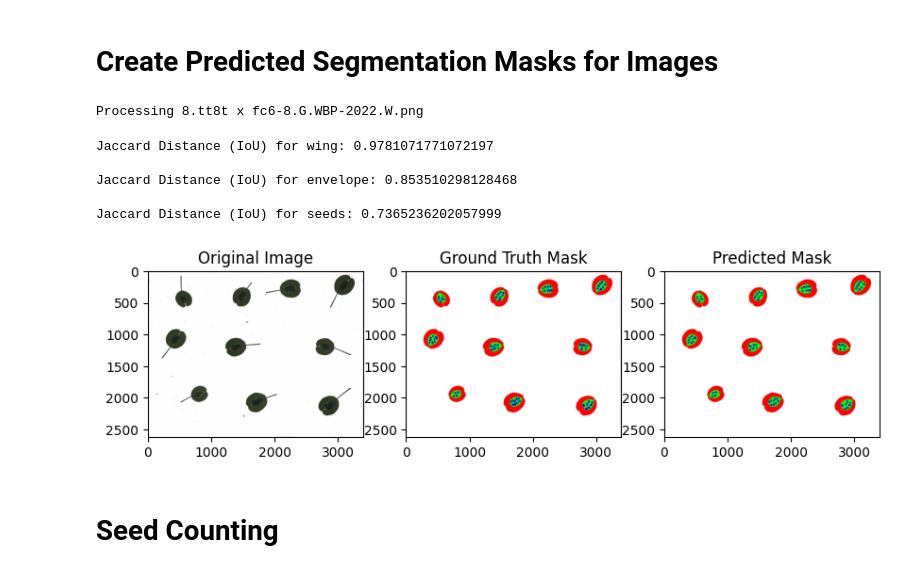
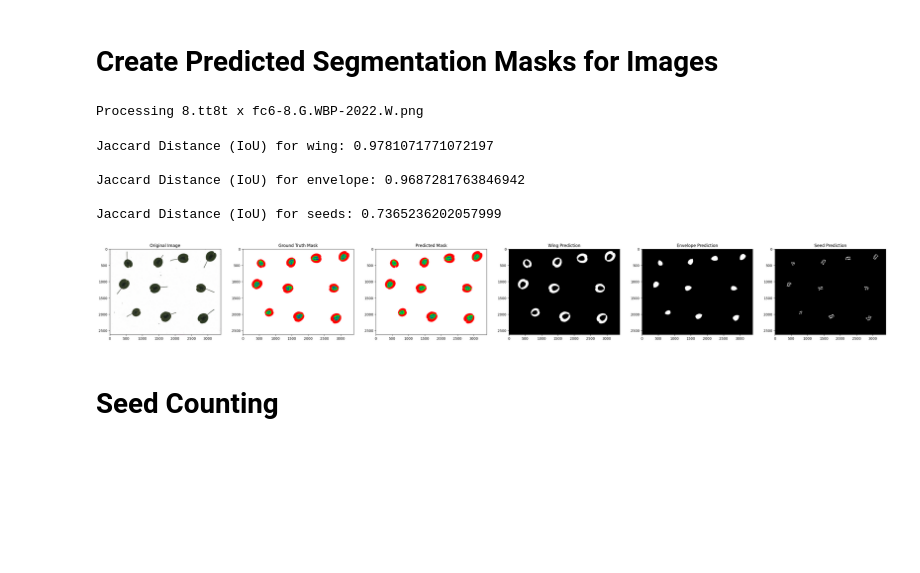
Before and after one commit to pikruse/pennycress-unet, a Jupyter notebook: notebooks/multiclass_inference.ipynb, the cells around one changed output. Drawn from its saved outputs; the diff is of its cells as text; code cells hidden in the pictures; blank space fills up the shorter version.

Commit message:
changed env. jaccard to include seed px.

```diff
--- a/notebooks/multiclass_inference.ipynb
+++ b/notebooks/multiclass_inference.ipynb
@@ -195,8 +195,8 @@ for image_name in image_names:
     wing_pred = pred_image[:, :, 0] == 1
     wing_iou = iou(wing_gt, wing_pred)
 
-    env_gt = mask[:, :, 1] == 1
-    env_pred = pred_image[:, :, 1] == 1
+    env_gt = mask[:, :, 1:].sum(-1) == 1
+    env_pred = pred_image[:, :, 1:].sum(-1) == 1
     env_iou = iou(env_gt, env_pred)
 
     seed_gt = mask[:, :, 2] == 1
@@ -233,36 +233,47 @@ for image_name in image_names:
 
     # ----------------
     ## PLOTTING
     # ----------------
 
     if plot:
         # plot the image and prediction together
-        fig, ax = plt.subplots(1, 3, figsize=(10, 5))
+        fig, ax = plt.subplots(1, 6, figsize=(40, 20))
         ax[0].imshow(image)
         ax[0].set_title("Original Image")
 
         # set mask bg to white and overlay on image
         ax[1].imshow(mask)
         ax[1].set_title("Ground Truth Mask")
 
         ax[2].imshow(pred_image)
         ax[2].set_title("Predicted Mask")
+
+        ax[3].imshow(wing_pred, cmap='gray')
+        ax[3].set_title("Wing Prediction")
+
+        ax[4].imshow(env_pred, cmap='gray')
+        ax[4].set_title("Envelope Prediction")
+
+        ax[5].imshow(seed_pred, cmap='gray')
+        ax[5].set_title("Seed Prediction")
+
+
         plt.show
 
     # append to pred images list for counting
     pred_images.append(pred_image)
 
     # save the predicted mask
     pred_image = Image.fromarray((pred_image * 255).astype(np.uint8))
     pred_image.save(save_path + "pred_" + image_name)
 # %% [output]
 Processing 8.tt8t x fc6-8.G.WBP-2022.W.png
 Jaccard Distance (IoU) for wing: 0.9781071771072197
 
-Jaccard Distance (IoU) for envelope: 0.853510298128468
+Jaccard Distance (IoU) for envelope: 0.9687281763846942
 
 Jaccard Distance (IoU) for seeds: 0.7365236202057999
-[figure, old version]
+[figure, new version]
 # %% [markdown]
 # Seed Counting
 # %%
```
Also changed, not shown: parts of 1 cell of this notebook, 2 other files.
